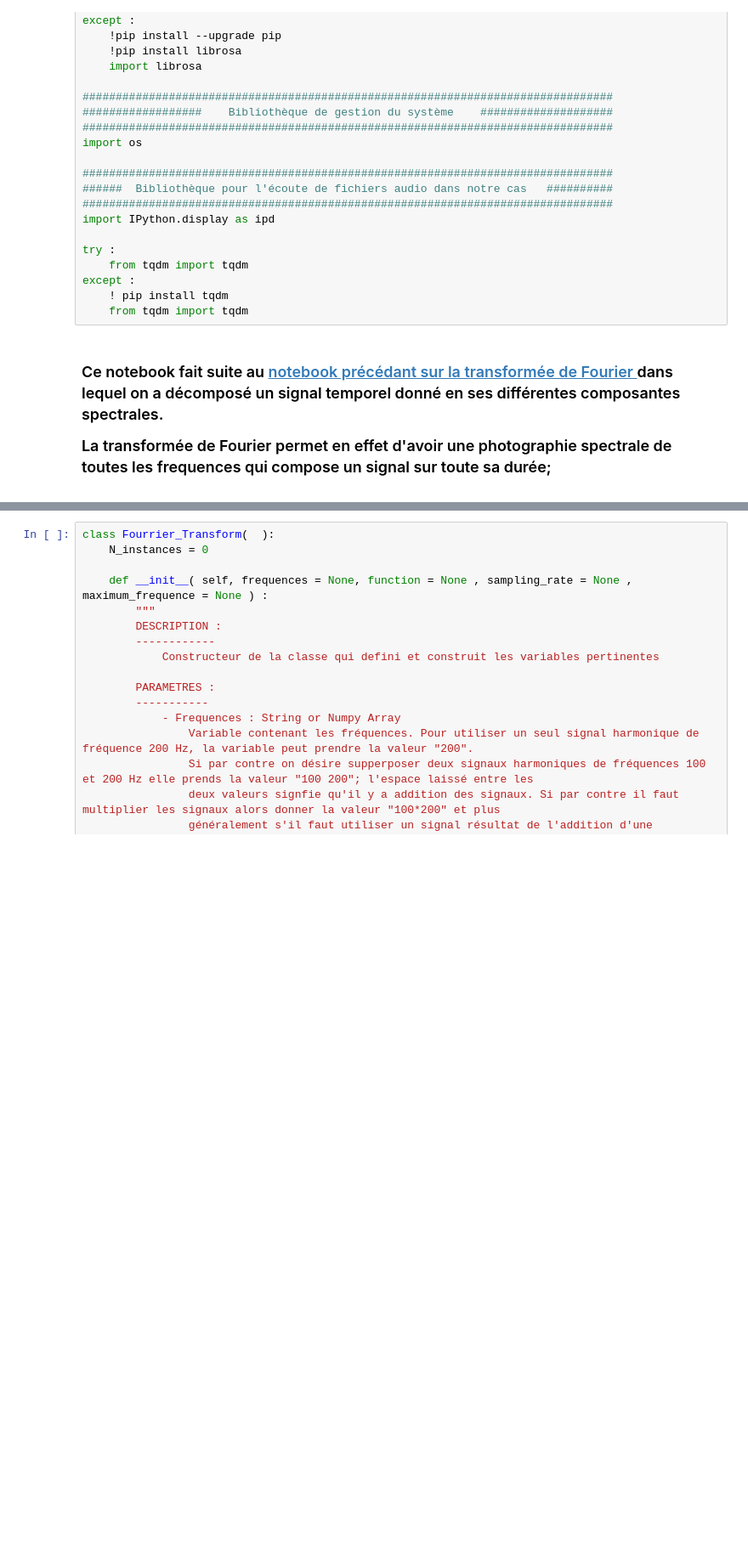
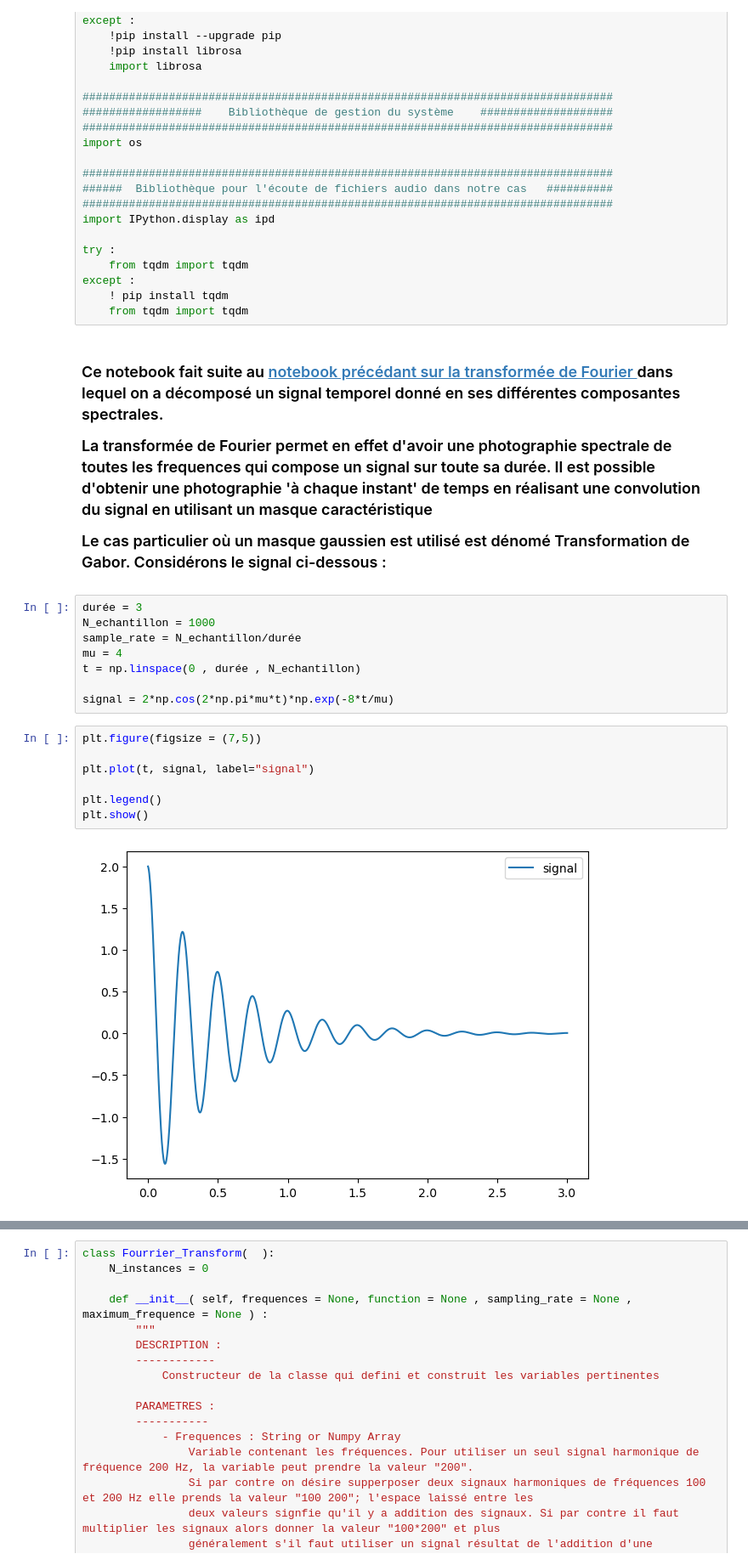
Before and after one commit to Brice-KENGNI-ZANGUIM/Signal_Processing, a Jupyter notebook: 4 - Spectograme/4 - Spectogram Temp_Fréquence.ipynb, the cells around one changed output, grey strips where cells are left out. Shown: that part at 85% size. Drawn from its saved outputs; the diff is of its cells as text; blank space fills up the shorter version.

Commit message:
signal masque

```diff
--- a/4 - Spectograme/4 - Spectogram Temp_Fréquence.ipynb
+++ b/4 - Spectograme/4 - Spectogram Temp_Fréquence.ipynb
@@ -61,5 +61,23 @@ except :
 
 <h3>
     <p> Ce notebook fait suite au <a href="https://github.com/Brice-KENGNI-ZANGUIM/Signal_Processing/blob/main/2%20-%20Transform%C3%A9e%20de%20Fourier%20et%20le%20son-%20Cas%20pratique/Transform%C3%A9e%20de%20Fourier%20dans%20la%20musique.ipynb" target="_blank"> notebook précédant sur la transformée de Fourier </a> dans lequel on a décomposé un signal temporel donné en ses différentes composantes spectrales.</p>
-    <p> La transformée de Fourier permet en effet d'avoir une photographie spectrale de toutes les frequences qui compose un signal sur toute sa durée; </p>
+    <p> La transformée de Fourier permet en effet d'avoir une photographie spectrale de toutes les frequences qui compose un signal sur toute sa durée. Il est possible d'obtenir une photographie 'à chaque instant' de temps en réalisant une convolution du signal en utilisant un masque caractéristique </p>
+    <p> Le cas particulier où un masque gaussien est utilisé est dénomé Transformation de Gabor. Considérons le signal ci-dessous : </p>
 </h3>
+# %%
+durée = 3
+N_echantillon = 1000
+sample_rate = N_echantillon/durée
+mu = 4
+t = np.linspace(0 , durée , N_echantillon)
+
+signal = 2*np.cos(2*np.pi*mu*t)*np.exp(-8*t/mu)
+# %%
+plt.figure(figsize = (7,5))
+
+plt.plot(t, signal, label="signal")
+
+plt.legend()
+plt.show()
+# %% [output]
+[figure, added]
```
Also changed, not shown: parts of 2 cells of this notebook.
